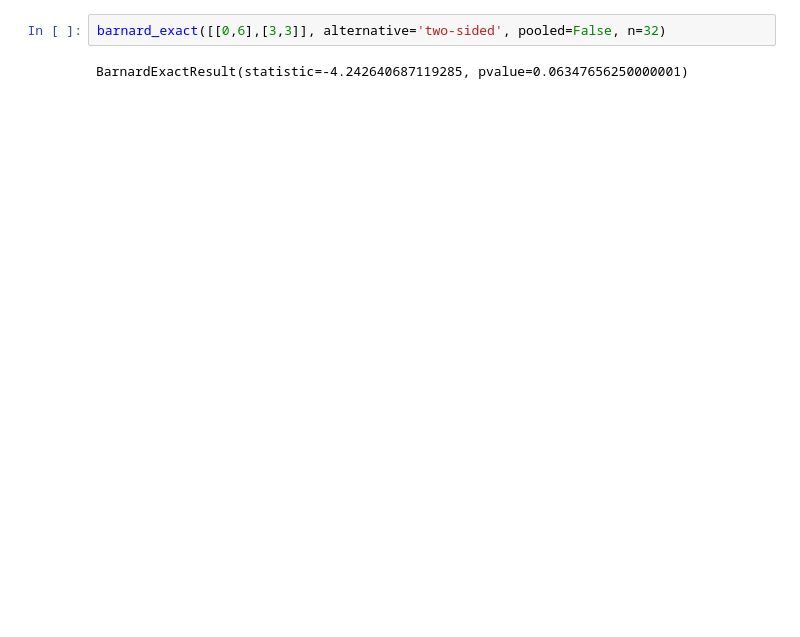
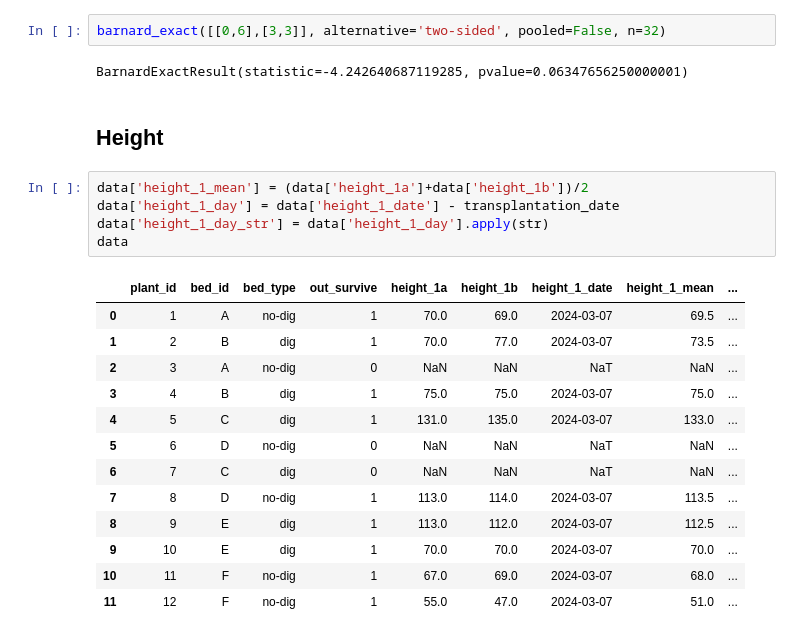
Before and after one commit to Brebbox/ebg, a Jupyter notebook: S1 - No-dig/analysis.ipynb, the cells around one changed output. Saved outputs shown, nothing was run; the diff lists cells and outputs as text; blank space fills up the shorter version.

```diff
--- a/S1 - No-dig/analysis.ipynb
+++ b/S1 - No-dig/analysis.ipynb
@@ -44,3 +56,24 @@ BarnardExactResult(statistic=-3.8729833462074166, pvalue=0.18847656250000022)
 barnard_exact([[0,6],[3,3]], alternative='two-sided', pooled=False, n=32)
 # %% [output]
 BarnardExactResult(statistic=-4.242640687119285, pvalue=0.06347656250000001)
+# %% [markdown]
+## Height
+# %%
+data['height_1_mean'] = (data['height_1a']+data['height_1b'])/2
+data['height_1_day'] = data['height_1_date'] - transplantation_date
+data['height_1_day_str'] = data['height_1_day'].apply(str)
+data
+# %% [output]
+|  | plant_id | bed_id | bed_type | out_survive | height_1a | height_1b | height_1_date | height_1_mean | ... |
+| 0 | 1 | A | no-dig | 1 | 70.0 | 69.0 | 2024-03-07 | 69.5 | ... |
+| 1 | 2 | B | dig | 1 | 70.0 | 77.0 | 2024-03-07 | 73.5 | ... |
+| 2 | 3 | A | no-dig | 0 | NaN | NaN | NaT | NaN | ... |
+| 3 | 4 | B | dig | 1 | 75.0 | 75.0 | 2024-03-07 | 75.0 | ... |
+| 4 | 5 | C | dig | 1 | 131.0 | 135.0 | 2024-03-07 | 133.0 | ... |
+| 5 | 6 | D | no-dig | 0 | NaN | NaN | NaT | NaN | ... |
+| 6 | 7 | C | dig | 0 | NaN | NaN | NaT | NaN | ... |
+| 7 | 8 | D | no-dig | 1 | 113.0 | 114.0 | 2024-03-07 | 113.5 | ... |
+| 8 | 9 | E | dig | 1 | 113.0 | 112.0 | 2024-03-07 | 112.5 | ... |
+| 9 | 10 | E | dig | 1 | 70.0 | 70.0 | 2024-03-07 | 70.0 | ... |
+| 10 | 11 | F | no-dig | 1 | 67.0 | 69.0 | 2024-03-07 | 68.0 | ... |
+| 11 | 12 | F | no-dig | 1 | 55.0 | 47.0 | 2024-03-07 | 51.0 | ... |
```
Also changed, not shown: parts of 9 cells of this notebook, 1 other file.
